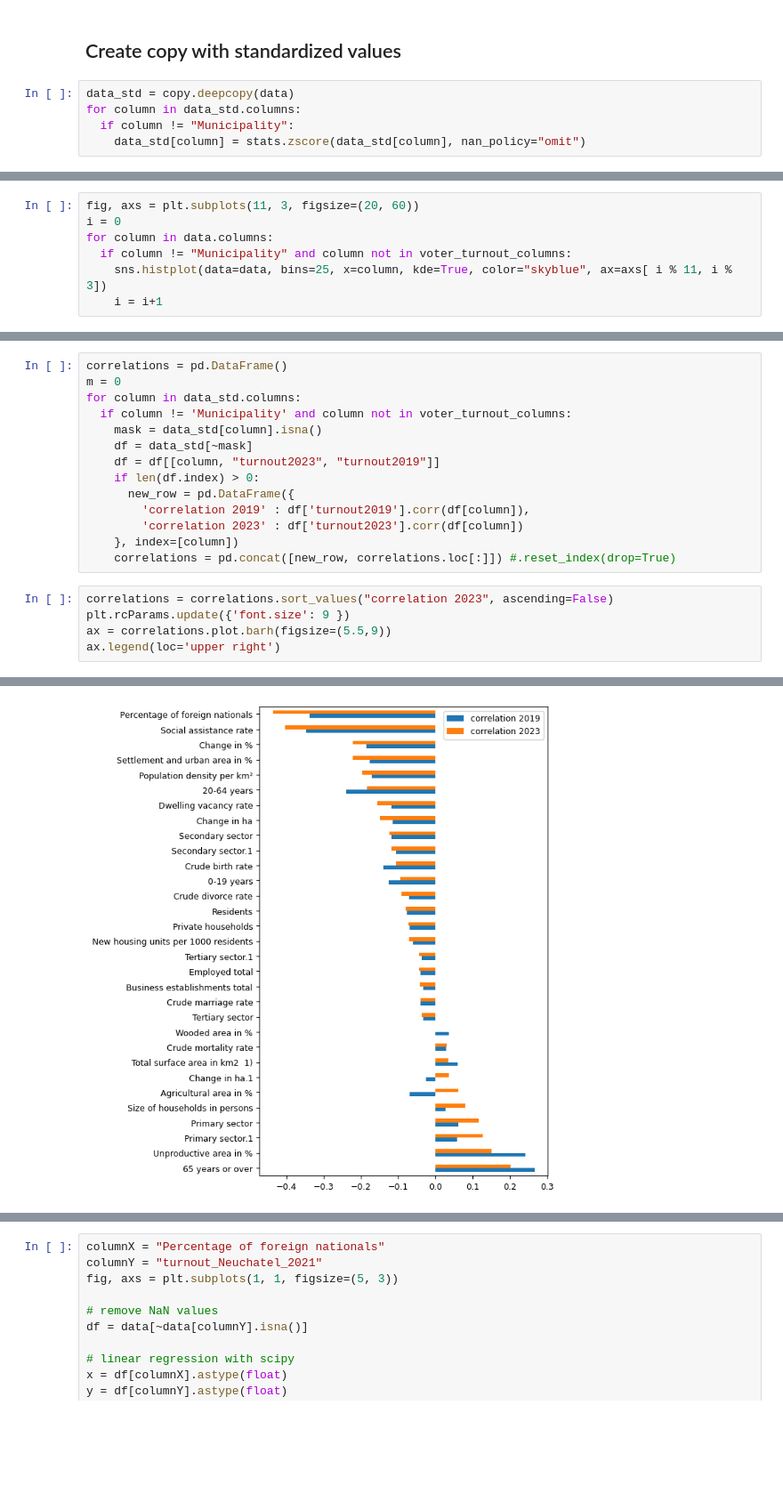
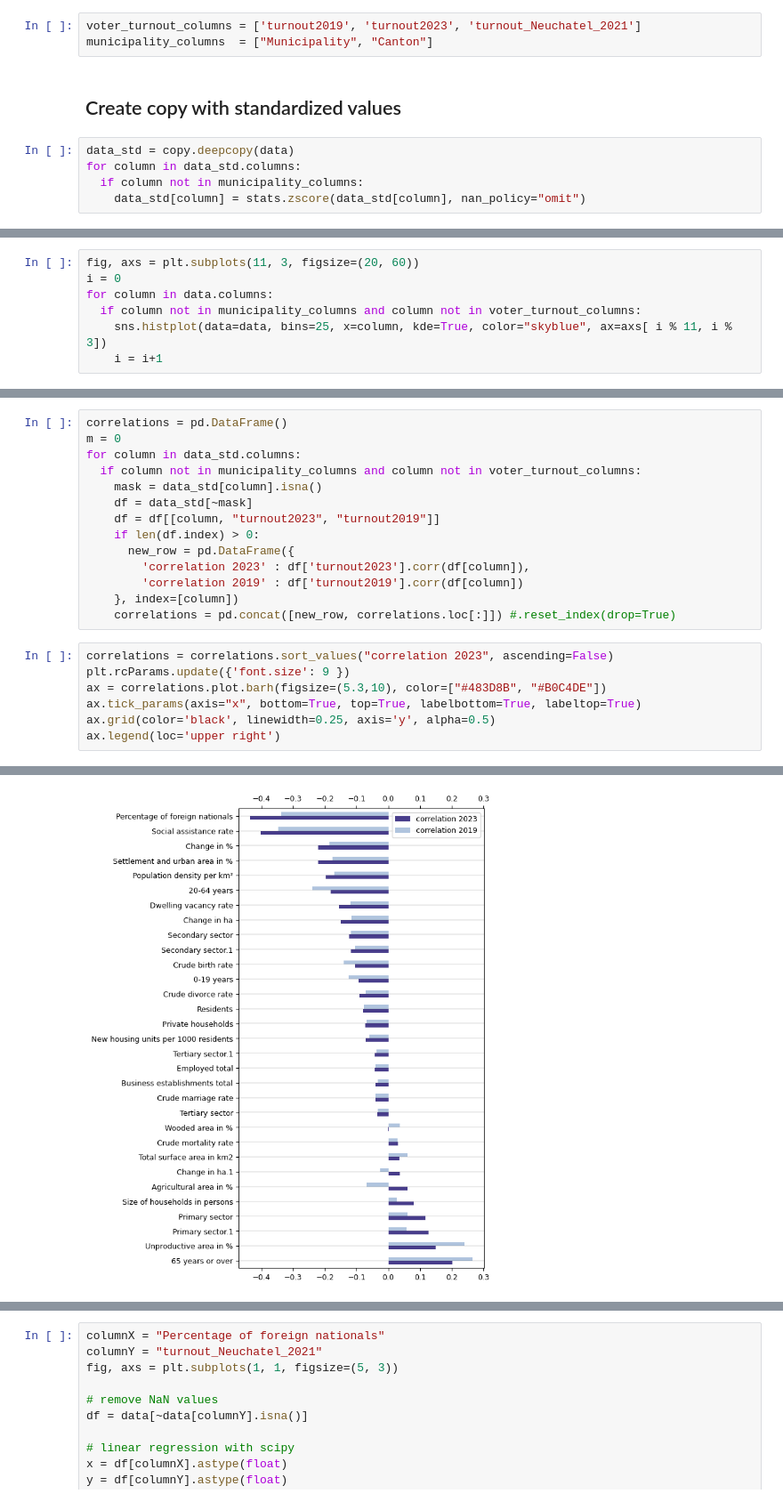
Before and after one commit to t4d-gmbh/voter-turnout-in-switzerland, a Jupyter notebook: voter-turnout-in-switzerland.ipynb, the cells around one changed output, grey strips where cells are left out. Shown at 89% size. Cells and saved outputs as stored; diff of their text form; blank space fills up the shorter version.

```diff
--- a/voter-turnout-in-switzerland.ipynb
+++ b/voter-turnout-in-switzerland.ipynb
@@ -128,8 +133,11 @@ data.describe()
+# %%
+voter_turnout_columns = ['turnout2019', 'turnout2023', 'turnout_Neuchatel_2021']
+municipality_columns  = ["Municipality", "Canton"]
 # %% [markdown]
 ## Create copy with standardized values
 # %%
 data_std = copy.deepcopy(data)
 for column in data_std.columns:
-  if column != "Municipality":
+  if column not in municipality_columns:
     data_std[column] = stats.zscore(data_std[column], nan_policy="omit")
 # %% [markdown]
@@ -155,7 +230,7 @@ ax2.plot(
 fig, axs = plt.subplots(11, 3, figsize=(20, 60))
 i = 0
 for column in data.columns:
-  if column != "Municipality" and column not in voter_turnout_columns:
+  if column not in municipality_columns and column not in voter_turnout_columns:
     sns.histplot(data=data, bins=25, x=column, kde=True, color="skyblue", ax=axs[ i % 11, i % 3])
     i = i+1
 # %% [output]
@@ -168,22 +243,24 @@ As a comparison value we use the the voter turnout from 2019.
 correlations = pd.DataFrame()
 m = 0
 for column in data_std.columns:
-  if column != 'Municipality' and column not in voter_turnout_columns:
+  if column not in municipality_columns and column not in voter_turnout_columns:
     mask = data_std[column].isna()
     df = data_std[~mask]
     df = df[[column, "turnout2023", "turnout2019"]]
     if len(df.index) > 0:
       new_row = pd.DataFrame({
-        'correlation 2019' : df['turnout2019'].corr(df[column]),
-        'correlation 2023' : df['turnout2023'].corr(df[column])
+        'correlation 2023' : df['turnout2023'].corr(df[column]),
+        'correlation 2019' : df['turnout2019'].corr(df[column])
     }, index=[column])
     correlations = pd.concat([new_row, correlations.loc[:]]) #.reset_index(drop=True)
 # %%
 correlations = correlations.sort_values("correlation 2023", ascending=False)
 plt.rcParams.update({'font.size': 9 })
-ax = correlations.plot.barh(figsize=(5.5,9))
+ax = correlations.plot.barh(figsize=(5.3,10), color=["#483D8B", "#B0C4DE"])
+ax.tick_params(axis="x", bottom=True, top=True, labelbottom=True, labeltop=True)
+ax.grid(color='black', linewidth=0.25, axis='y', alpha=0.5)
 ax.legend(loc='upper right')
 # %% [output]
 <matplotlib.legend.Legend at 0x...>
-[figure, old version]
+[figure, new version]
 # %% [markdown]
```
Also changed, not shown: parts of 42 cells of this notebook.
